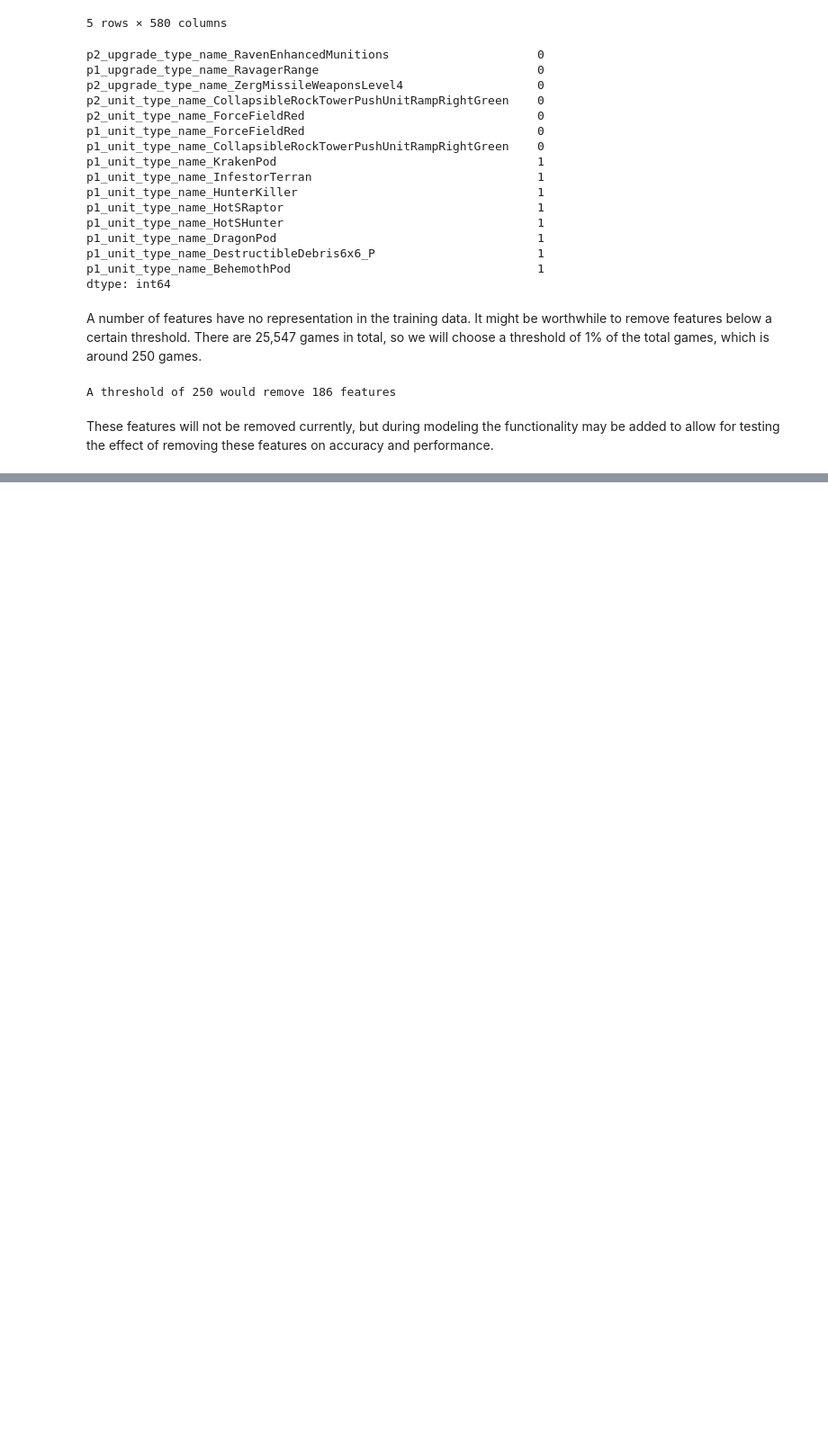
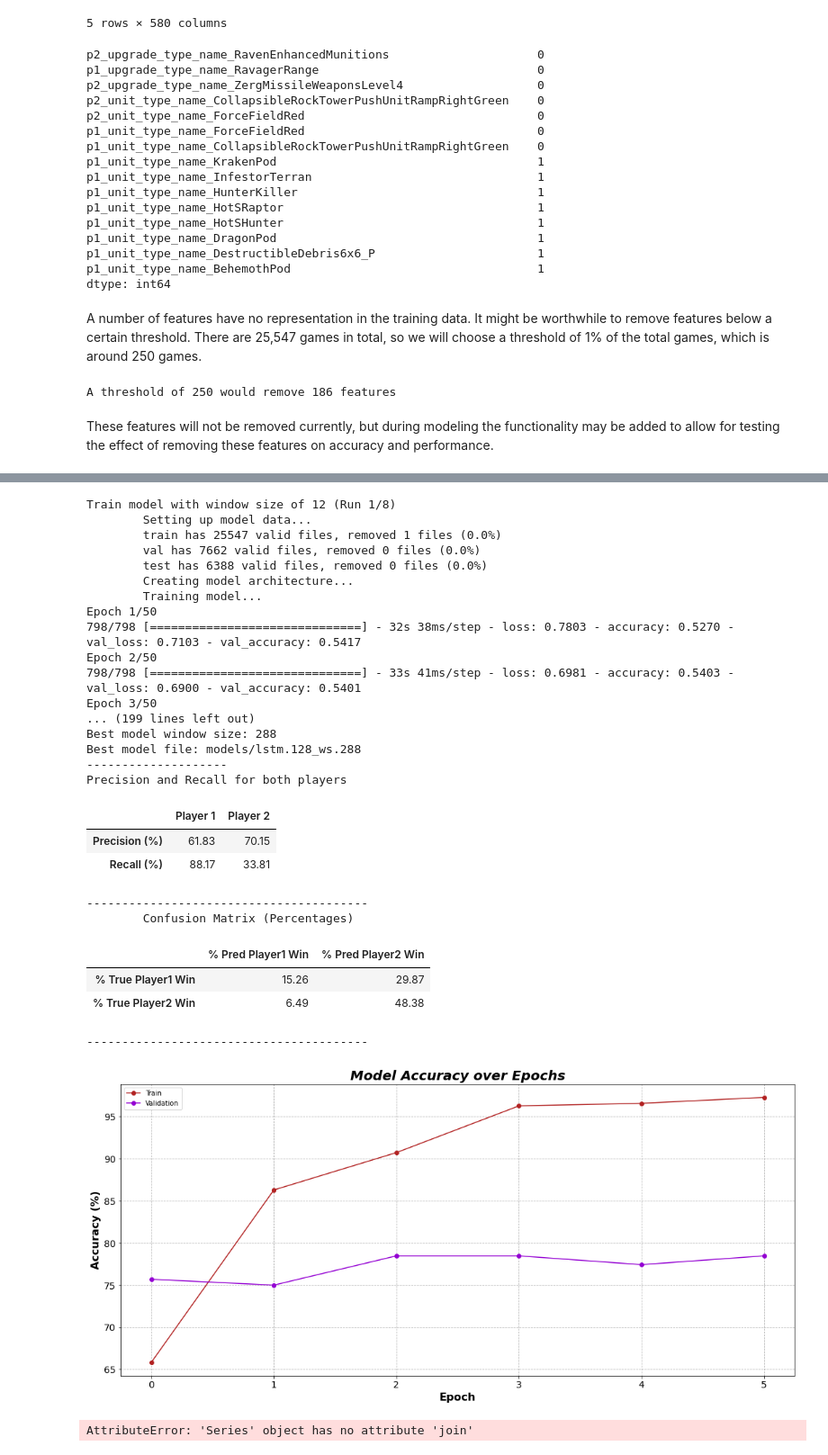
Before and after one commit to jared-a-lloyd/sc2-modeling, a Jupyter notebook: Notebook 3 - Event Data Analysis and Modeling.ipynb, the cells around one changed output, grey strips where cells are left out. Shown at 90% size. Drawn from its saved outputs; the diff is of its cells as text; code cells hidden in the pictures; blank space fills up the shorter version.

```diff
--- a/Notebook 3 - Event Data Analysis and Modeling.ipynb
+++ b/Notebook 3 - Event Data Analysis and Modeling.ipynb
@@ -1718,0 +2049,69 @@ These features will not be removed currently, but during modeling the functional
+# %%
+best_score = 0
+window_list = [12, 24, 48, 72, 96, 144, 192, 288]
+for i, window_size in enumerate(window_list):
+
+    print(f'Train model with window size of {window_size} (Run {i+1}/{len(window_list)})')
+    # train and evaluate the model
+    model, history, model_file, score, new_pred_results = train_evaluate_model(
+        window_size=window_size,
+        save_models=True,
+        verbose=1
+    )
+
+    # save the model if it has the best score
+    if score > best_score:
+        best_score = score
+        best_model = model
+        best_window_size = window_size
+        best_model_file = model_file
+        best_history = history
+
+    print('\tUpdating prediction results...')
+    # rename is_correct to window_size
+    new_pred_results.rename(columns={'is_correct': window_size}, inplace=True)
+    # update the prediction_results dataframe
+    if i == 0:
+        prediction_results = new_pred_results
+    else:
+        prediction_results = pd.concat([prediction_results, new_pred_results])
+
+    print('\tModel validation accuracy: {:.2%}'.format(score))
+    print('\tModel file: {}'.format(model_file))
+    print('Done!')
+    print('-'*80)
+
+# display results for the best model
+print('Best model validation accuracy: {:.2%}'.format(best_score))
+print('Best model window size: {}'.format(best_window_size))
+print('Best model file: {}'.format(best_model_file))
+print('-'*20)
+# %% [output]
+Train model with window size of 12 (Run 1/8)
+        Setting up model data...
+        train has 25547 valid files, removed 1 files (0.0%)
+        val has 7662 valid files, removed 0 files (0.0%)
+        test has 6388 valid files, removed 0 files (0.0%)
+        Creating model architecture...
+        Training model...
+Epoch 1/50
+798/798 [==============================] - 32s 38ms/step - loss: 0.7803 - accuracy: 0.5270 - val_loss: 0.7103 - val_accuracy: 0.5417
+Epoch 2/50
+798/798 [==============================] - 33s 41ms/step - loss: 0.6981 - accuracy: 0.5403 - val_loss: 0.6900 - val_accuracy: 0.5401
+Epoch 3/50
+... (199 lines left out)
+Best model window size: 288
+Best model file: models/lstm.128_ws.288
+--------------------
+Precision and Recall for both players
+|  | Player 1 | Player 2 |
+| Precision (%) | 61.83 | 70.15 |
+| Recall (%) | 88.17 | 33.81 |
+----------------------------------------
+        Confusion Matrix (Percentages)
+|  | % Pred Player1 Win | % Pred Player2 Win |
+| % True Player1 Win | 15.26 | 29.87 |
+| % True Player2 Win | 6.49 | 48.38 |
+----------------------------------------
+[figure, added]
+AttributeError: 'Series' object has no attribute 'join'
```
Also changed, not shown: parts of 87 cells of this notebook, 9 other files.
